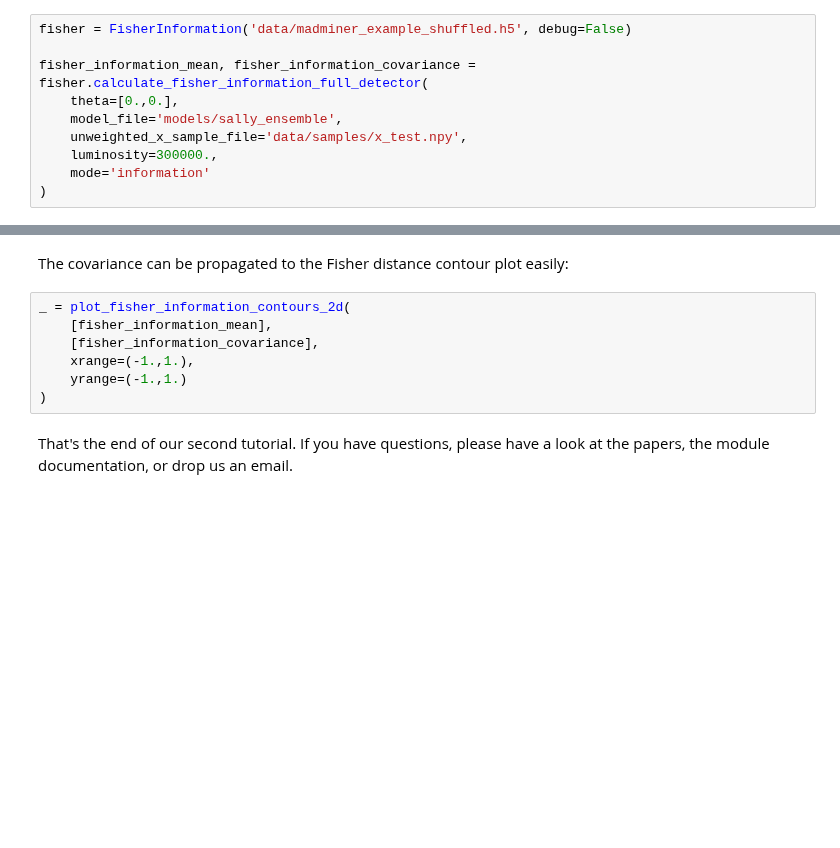
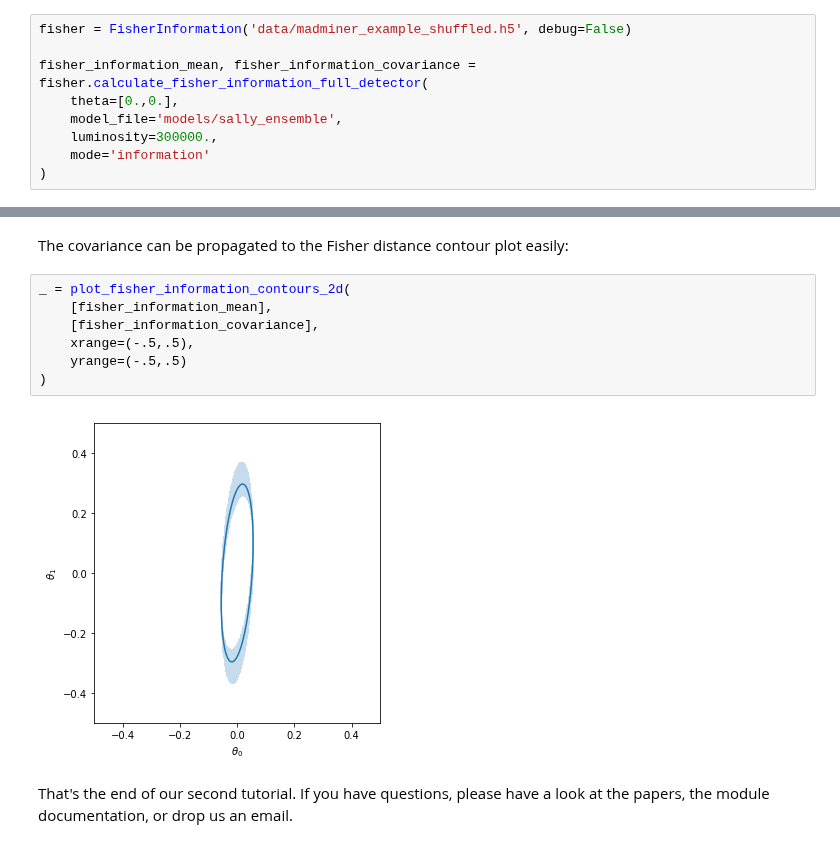
Before and after one commit to madminer-tool/madminer, a Jupyter notebook: examples/tutorial/tutorial_2.ipynb, the cells around one changed output, grey strips where cells are left out. Saved outputs shown, nothing was run; the diff lists cells and outputs as text; blank space fills up the shorter version.

```diff
--- a/examples/tutorial/tutorial_2.ipynb
+++ b/examples/tutorial/tutorial_2.ipynb
@@ -206,7 +240,6 @@ fisher = FisherInformation('data/madminer_example_shuffled.h5', debug=False)
 fisher_information_mean, fisher_information_covariance = fisher.calculate_fisher_information_full_detector(
     theta=[0.,0.],
     model_file='models/sally_ensemble',
-    unweighted_x_sample_file='data/samples/x_test.npy',
     luminosity=300000.,
     mode='information'
 )
@@ -215,9 +266,11 @@ The covariance can be propagated to the Fisher distance contour plot easily:
 # %%
 _ = plot_fisher_information_contours_2d(
     [fisher_information_mean],
     [fisher_information_covariance],
-    xrange=(-1.,1.),
-    yrange=(-1.,1.)
+    xrange=(-.5,.5),
+    yrange=(-.5,.5)
 )
+# %% [output]
+[figure, added]
 # %% [markdown]
 That's the end of our second tutorial. If you have questions, please have a look at the papers, the module documentation, or drop us an email.
```
Also changed, not shown: parts of 9 cells of this notebook.
